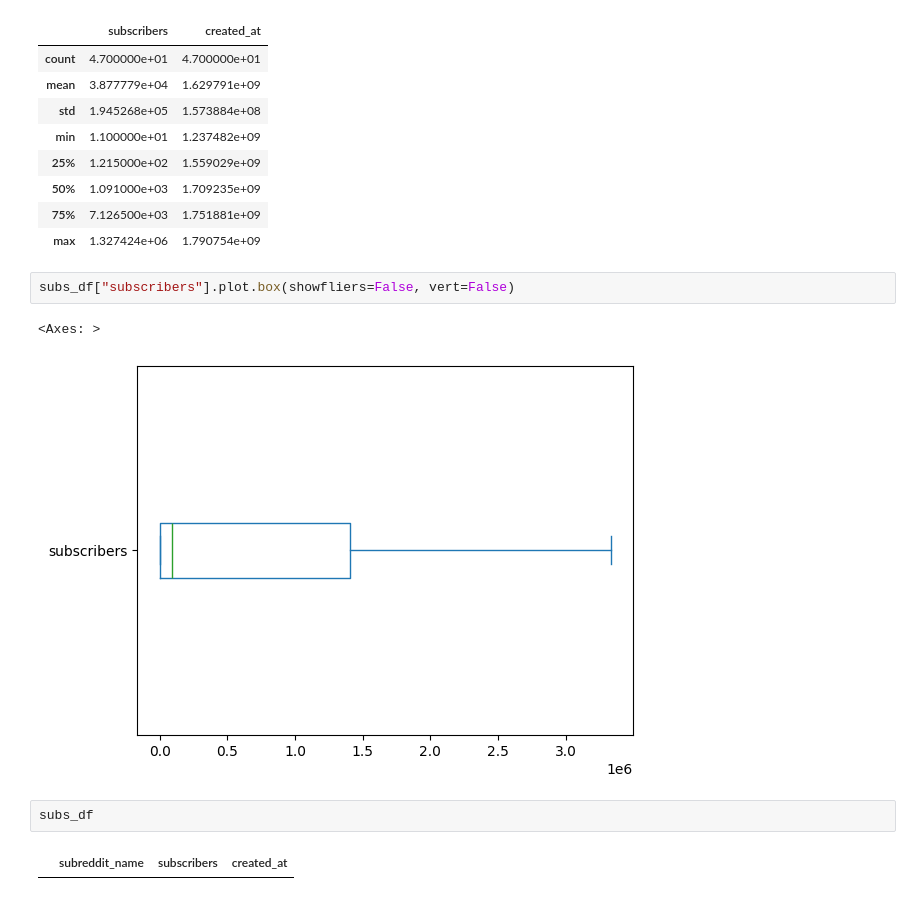
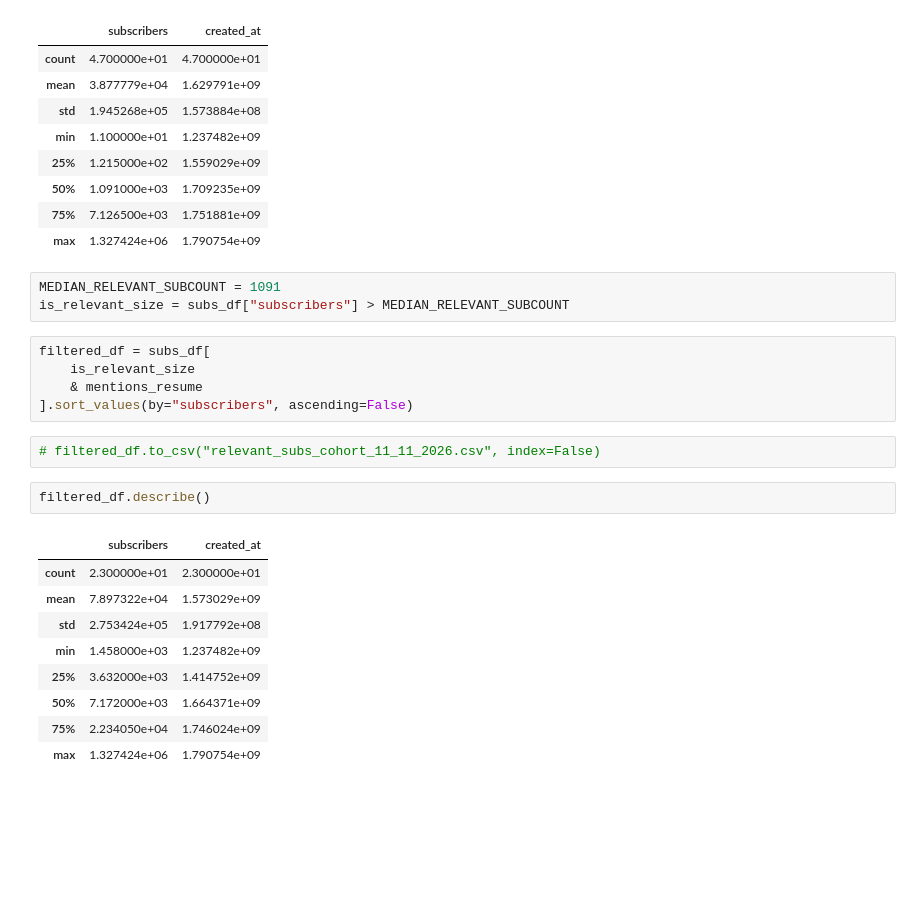
Before and after one commit to saakethk/deepsift, a Jupyter notebook: explore.ipynb, the cells around one changed output. Cells and saved outputs as stored; diff of their text form; blank space fills up the shorter version.

```diff
--- a/explore.ipynb
+++ b/explore.ipynb
@@ -75,12 +75,25 @@ subs_df[mentions_resume].sort_values(by="subscribers", ascending=False).describe
 | 50% | 1.091000e+03 | 1.709235e+09 |
 | 75% | 7.126500e+03 | 1.751881e+09 |
 | max | 1.327424e+06 | 1.790754e+09 |
-# %%
-subs_df["subscribers"].plot.box(showfliers=False, vert=False)
-# %% [output]
-<Axes: >
-[figure, removed]
-# %%
-subs_df
-# %% [output]
-|  | subreddit_name | subscribers | created_at |
+# %%
+MEDIAN_RELEVANT_SUBCOUNT = 1091
+is_relevant_size = subs_df["subscribers"] > MEDIAN_RELEVANT_SUBCOUNT
+# %%
+filtered_df = subs_df[
+    is_relevant_size
+    & mentions_resume
+].sort_values(by="subscribers", ascending=False)
+# %%
+# filtered_df.to_csv("relevant_subs_cohort_11_11_2026.csv", index=False)
+# %%
+filtered_df.describe()
+# %% [output]
+|  | subscribers | created_at |
+| count | 2.300000e+01 | 2.300000e+01 |
+| mean | 7.897322e+04 | 1.573029e+09 |
+| std | 2.753424e+05 | 1.917792e+08 |
+| min | 1.458000e+03 | 1.237482e+09 |
+| 25% | 3.632000e+03 | 1.414752e+09 |
+| 50% | 7.172000e+03 | 1.664371e+09 |
+| 75% | 2.234050e+04 | 1.746024e+09 |
+| max | 1.327424e+06 | 1.790754e+09 |
```
Also changed, not shown: parts of 7 cells of this notebook, 5 other files.
